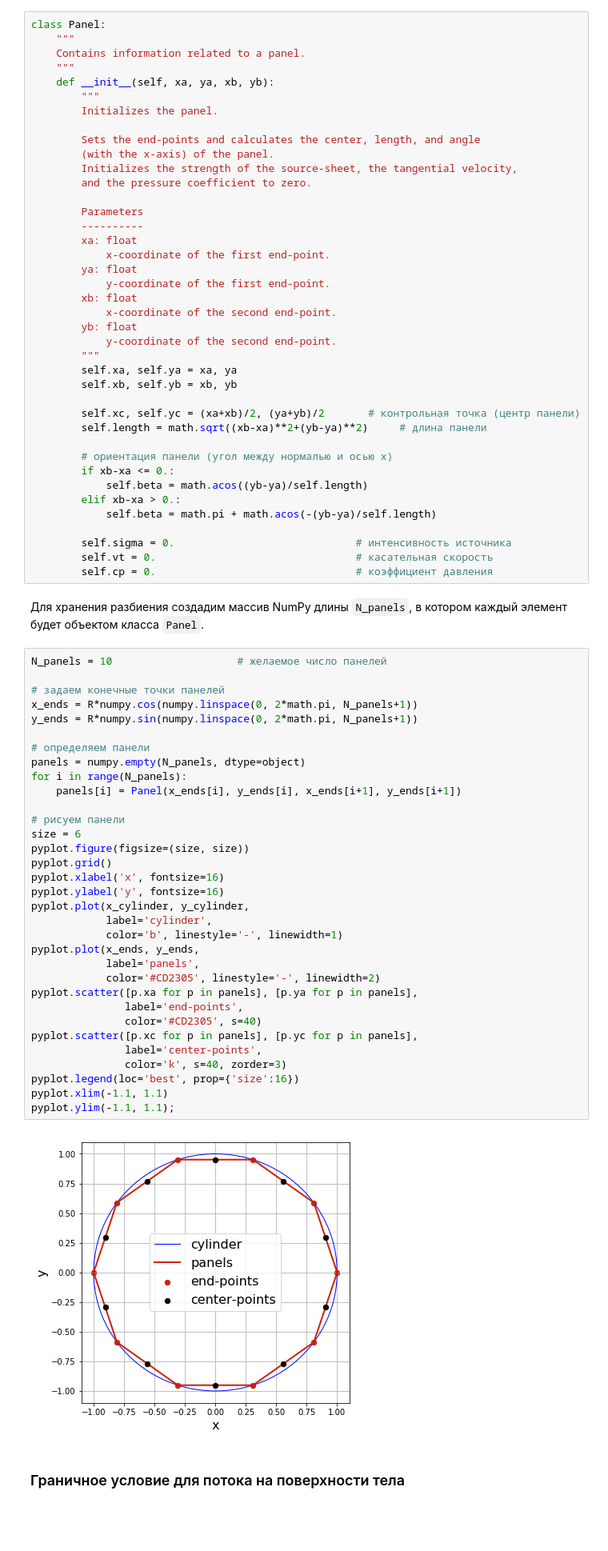
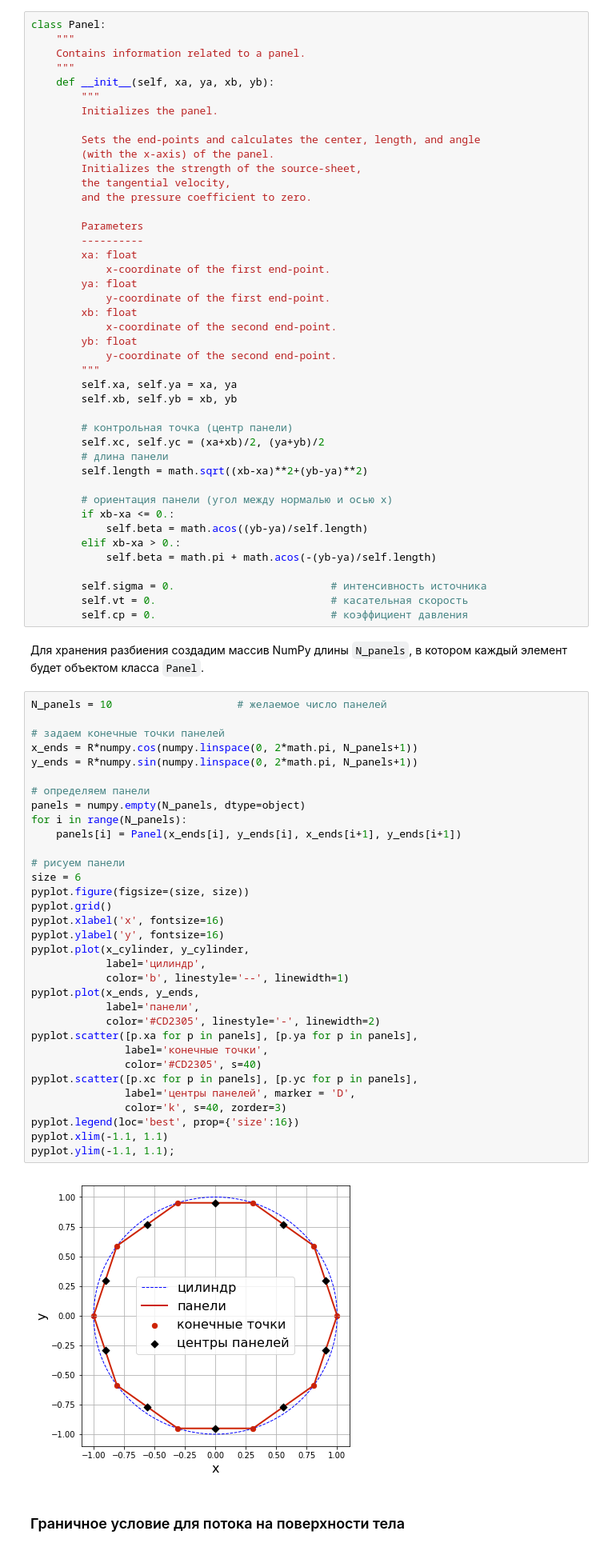
Before and after one commit to ikursakov/ru_AeroPython, a Jupyter notebook: lessons/09_Lesson09_flowOverCylinder.ipynb, the cells around one changed output. Shown: that part at 80% size. Saved outputs shown, nothing was run; the diff lists cells and outputs as text; blank space fills up the shorter version.

```diff
--- a/lessons/09_Lesson09_flowOverCylinder.ipynb
+++ b/lessons/09_Lesson09_flowOverCylinder.ipynb
@@ -67,7 +69,8 @@ class Panel:
 
         Sets the end-points and calculates the center, length, and angle
         (with the x-axis) of the panel.
-        Initializes the strength of the source-sheet, the tangential velocity,
+        Initializes the strength of the source-sheet,
+        the tangential velocity,
         and the pressure coefficient to zero.
 
         Parameters
@@ -84,8 +87,10 @@ class Panel:
         self.xa, self.ya = xa, ya
         self.xb, self.yb = xb, yb
 
-        self.xc, self.yc = (xa+xb)/2, (ya+yb)/2       # контрольная точка (центр панели)
-        self.length = math.sqrt((xb-xa)**2+(yb-ya)**2)     # длина панели
+        # контрольная точка (центр панели)
+        self.xc, self.yc = (xa+xb)/2, (ya+yb)/2
+        # длина панели
+        self.length = math.sqrt((xb-xa)**2+(yb-ya)**2)
 
         # ориентация панели (угол между нормалью и осью x)
         if xb-xa <= 0.:
@@ -93,46 +98,46 @@ class Panel:
         elif xb-xa > 0.:
             self.beta = math.pi + math.acos(-(yb-ya)/self.length)
 
-        self.sigma = 0.                             # интенсивность источника
-        self.vt = 0.                                # касательная скорость
-        self.cp = 0.                                # коэффициент давления
+        self.sigma = 0.                         # интенсивность источника
+        self.vt = 0.                            # касательная скорость
+        self.cp = 0.                            # коэффициент давления
 # %% [markdown]
 Для хранения разбиения создадим массив NumPy длины `N_panels`, в котором каждый элемент будет объектом класса `Panel`.
 # %%
 N_panels = 10                    # желаемое число панелей
 
 # задаем конечные точки панелей
 x_ends = R*numpy.cos(numpy.linspace(0, 2*math.pi, N_panels+1))
 y_ends = R*numpy.sin(numpy.linspace(0, 2*math.pi, N_panels+1))
 
 # определяем панели
 panels = numpy.empty(N_panels, dtype=object)
 for i in range(N_panels):
     panels[i] = Panel(x_ends[i], y_ends[i], x_ends[i+1], y_ends[i+1])
 
 # рисуем панели
 size = 6
 pyplot.figure(figsize=(size, size))
 pyplot.grid()
 pyplot.xlabel('x', fontsize=16)
 pyplot.ylabel('y', fontsize=16)
 pyplot.plot(x_cylinder, y_cylinder,
-            label='cylinder',
-            color='b', linestyle='-', linewidth=1)
+            label='цилиндр',
+            color='b', linestyle='--', linewidth=1)
 pyplot.plot(x_ends, y_ends,
-            label='panels',
+            label='панели',
             color='#CD2305', linestyle='-', linewidth=2)
 pyplot.scatter([p.xa for p in panels], [p.ya for p in panels],
-               label='end-points',
+               label='конечные точки',
                color='#CD2305', s=40)
 pyplot.scatter([p.xc for p in panels], [p.yc for p in panels],
-               label='center-points',
+               label='центры панелей', marker = 'D',
                color='k', s=40, zorder=3)
 pyplot.legend(loc='best', prop={'size':16})
 pyplot.xlim(-1.1, 1.1)
 pyplot.ylim(-1.1, 1.1);
 # %% [output]
-[figure, old version]
+[figure, new version]
 # %% [markdown]
 ### Граничное условие для потока на поверхности тела
 # %% [markdown]
```
Also changed, not shown: parts of 4 cells of this notebook.
